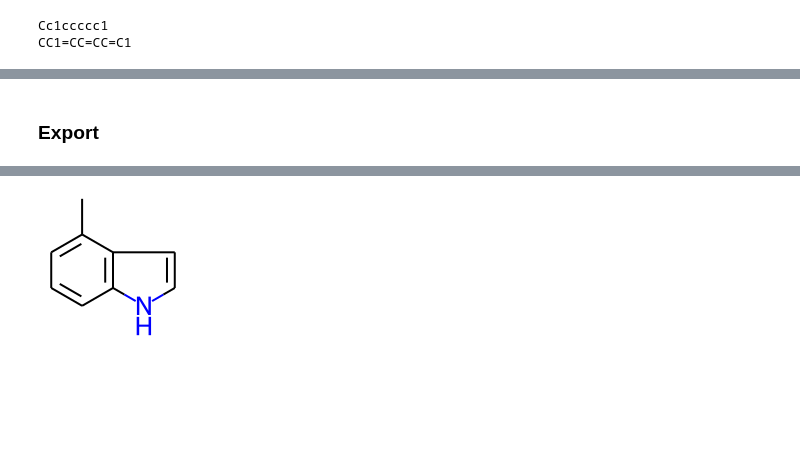
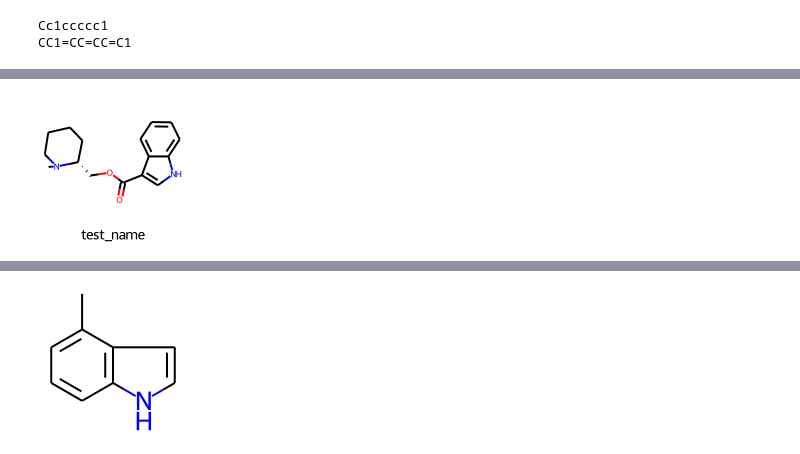
Before and after one commit to jinwoo3239/rdkit, a Jupyter notebook: RDKIT_tutorial_rev.ipynb, the cells around one changed output, grey strips where cells are left out. Drawn from its saved outputs; the diff is of its cells as text; code cells hidden in the pictures; blank space fills up the shorter version.

```diff
--- a/RDKIT_tutorial_rev.ipynb
+++ b/RDKIT_tutorial_rev.ipynb
@@ -132,2 +151,10 @@ c1ccncc1
-# %% [markdown]
-### Export
+# %%
+# Set proproties
+
+mol = mols[0]
+mol.SetProp("_Name", 'test_name')
+# print(Chem.MolToMolBlock(m_test))
+
+Chem.Draw.MolToImage(mol, size=(150, 150), legend=mol.GetProp('_Name'))
+# %% [output]
+[figure, added]
```
Also changed, not shown: parts of 62 cells of this notebook.
